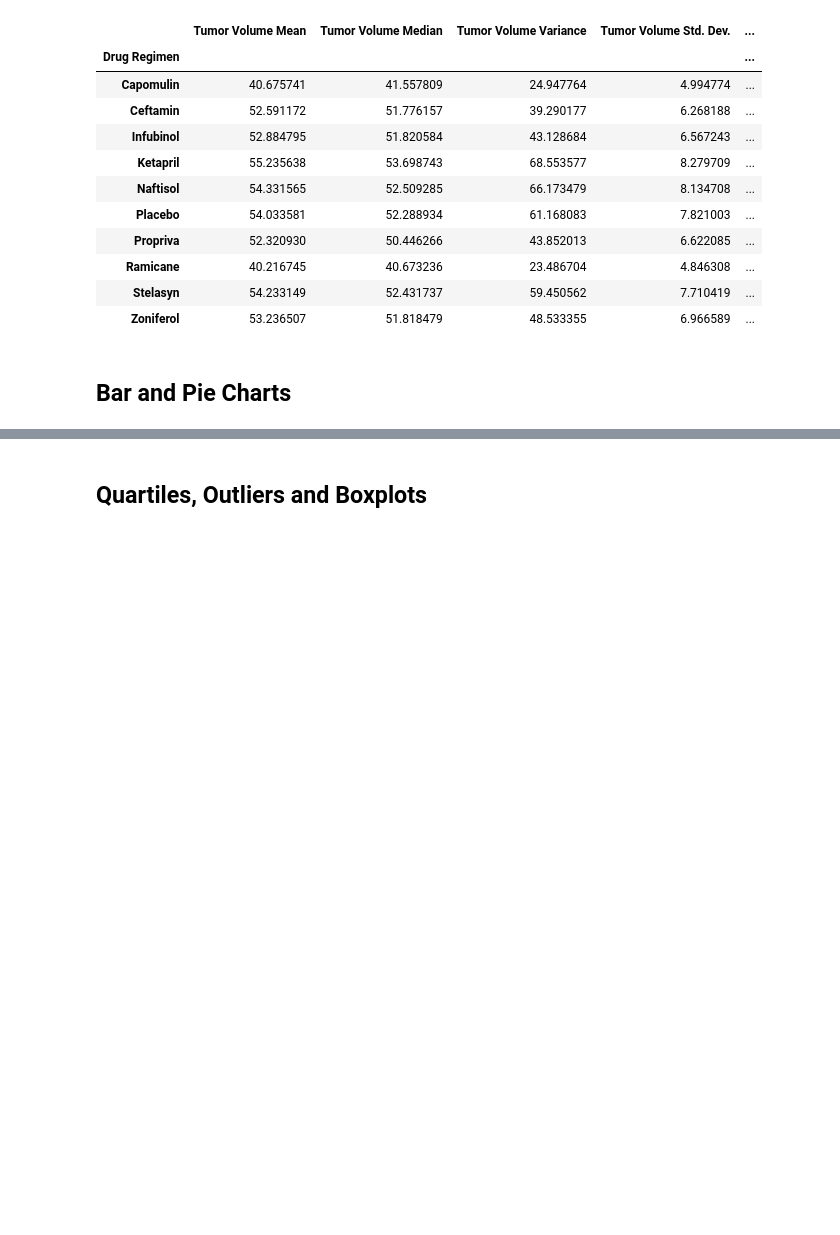
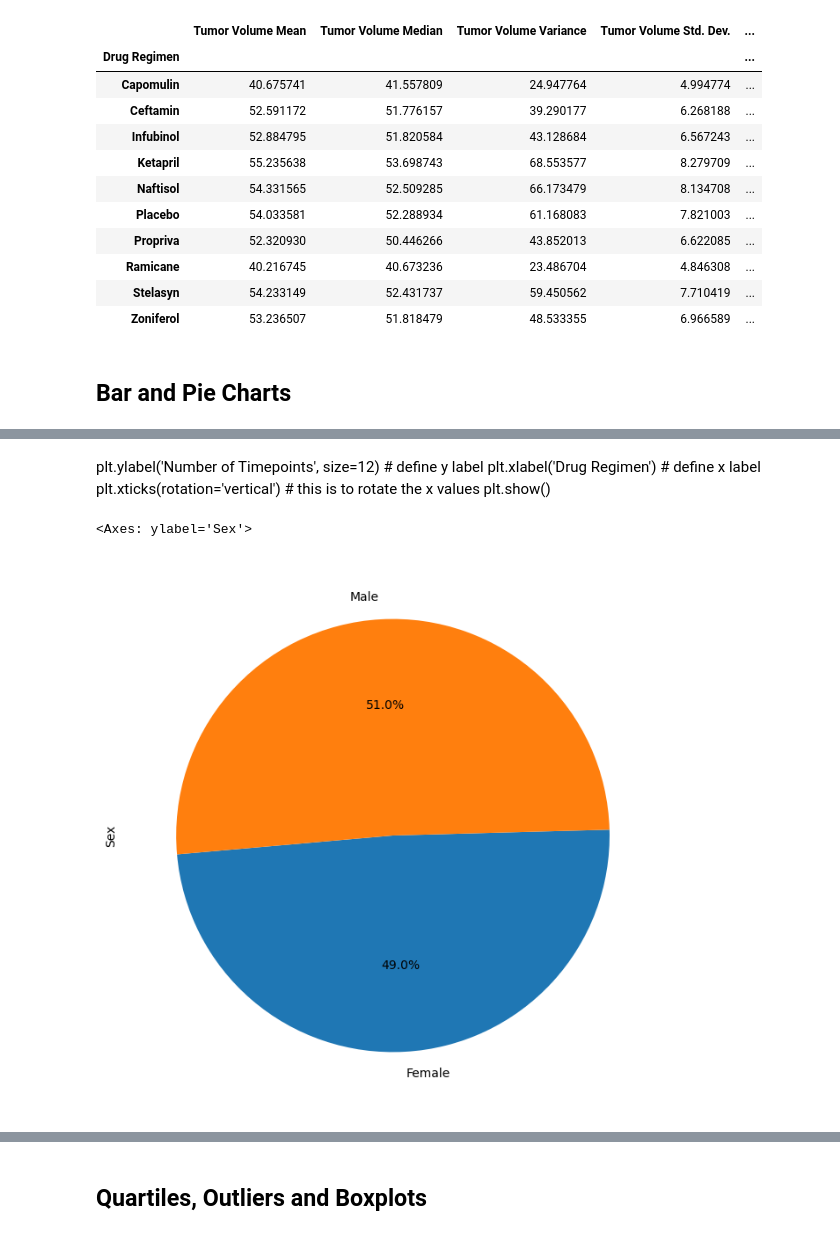
Before and after one commit to zippyprod/-Pymaceuticals_Challenge, a Jupyter notebook: Pymaceuticals/pymaceuticals_starter_code.ipynb, the cells around one changed output, grey strips where cells are left out. Cells and saved outputs as stored; diff of their text form; code cells hidden in the pictures; blank space fills up the shorter version.

```diff
--- a/Pymaceuticals/pymaceuticals_starter_code.ipynb
+++ b/Pymaceuticals/pymaceuticals_starter_code.ipynb
@@ -171,4 +171,16 @@ mouse_timepoints = barchart_number_of_mice.sort_values(ascending=False)
+# %% [markdown]
+plt.ylabel('Number of Timepoints', size=12) # define y label
+plt.xlabel('Drug Regimen') # define x label
+plt.xticks(rotation='vertical') # this is to rotate the x values
+plt.show()
 # %%
 # Generate a pie plot showing the distribution of female versus male mice using Pandas
+# assign a variable for 'sex'
+sex = mouse_clean_df.groupby(['Sex'])['Sex'].count()
+
+sex.plot.pie(startangle=185,autopct='%1.1f%%', figsize=(8, 8))
+# %% [output]
+<Axes: ylabel='Sex'>
+[figure, added]
 # %%
 # Generate a pie plot showing the distribution of female versus male mice using pyplot
```
Also changed, not shown: parts of 13 cells of this notebook.
